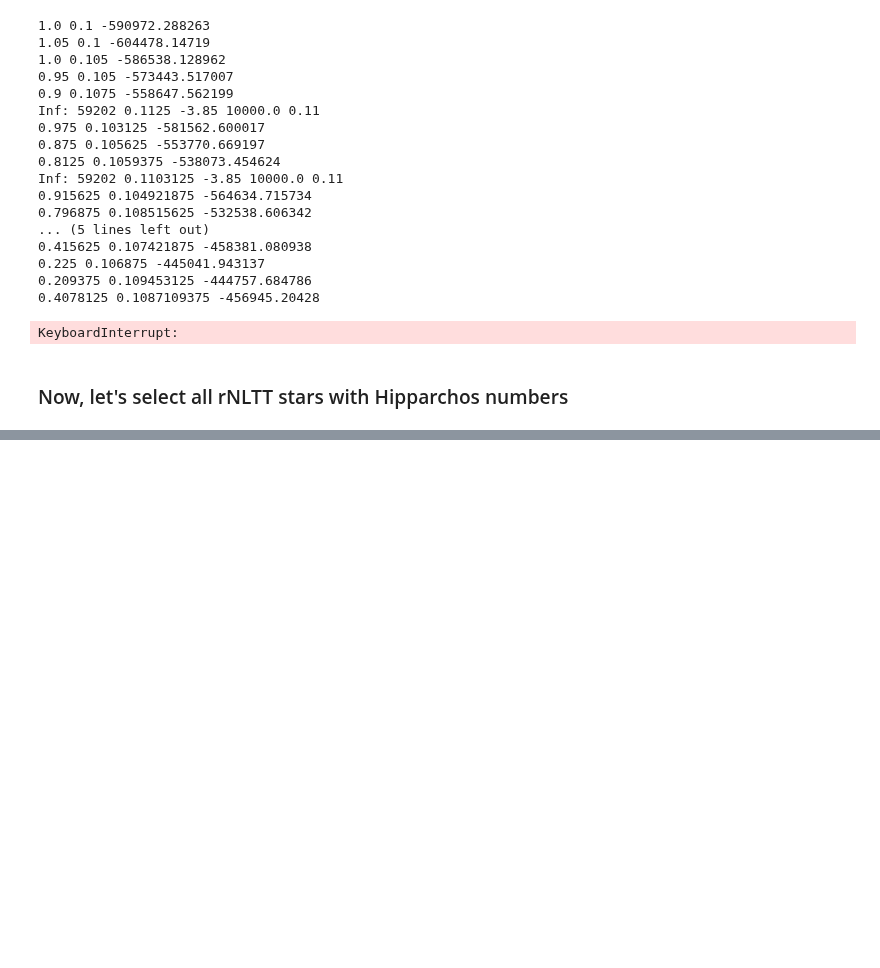
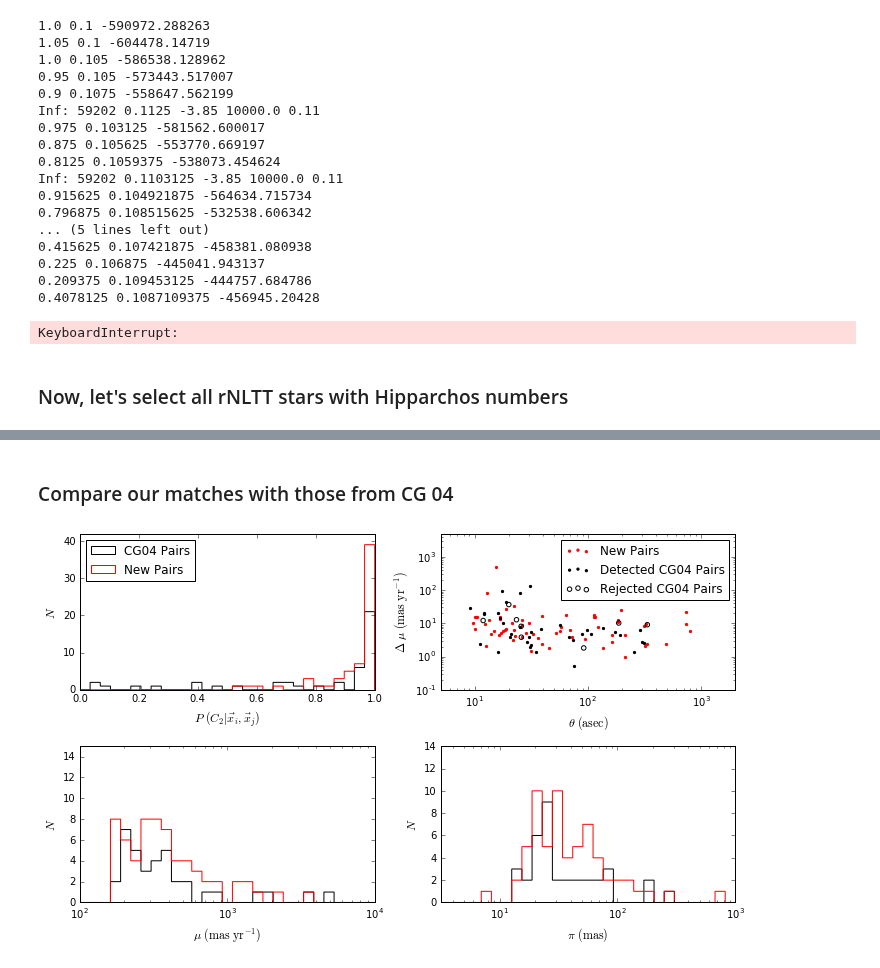
Before and after one commit to astroJeff/gaia_binaries, a Jupyter notebook: notebooks/Hipparchos_rNLTT.ipynb, the cells around one changed output, grey strips where cells are left out. Saved outputs shown, nothing was run; the diff lists cells and outputs as text; code cells hidden in the pictures; blank space fills up the shorter version.

```diff
--- a/notebooks/Hipparchos_rNLTT.ipynb
+++ b/notebooks/Hipparchos_rNLTT.ipynb
@@ -45,3 +45,10 @@ hip = Table.read(filename, format='cds', guess=False, readme=readme)
 print hip.colnames
 # %% [output]
 ['HIP', 'Sn', 'So', 'Nc', 'RArad', 'DErad', 'Plx', 'pmRA', 'pmDE', 'e_RArad', 'e_DErad', 'e_Plx', 'e_pmRA', 'e_pmDE', 'Ntr', 'F2', 'F1', 'var', 'ic', 'Hpmag', 'e_Hpmag', 'sHp', 'VA', 'B-V', 'e_B-V', ' ...
+# %%
+# Read in pairs identified by Chaname & Gould
+
+filename_CG = ('../data/rNLTT/Chaname_Gould_pairs.dat')
+CG_pairs = Table.read(filename_CG, format='cds')
+CG_pairs = CG_pairs[0:-1]  # Because the last line is blank
+print CG_pairs.colnames
@@ -188,7 +212,7 @@ KeyboardInterrupt:
 t_hip_tmp = t_full[np.where(t_full['HIP']!=0)[0]]
 
 # Only non-repeating entries
-vals, indices = np.unique(t_hip['NLTT'], return_index=True)
+vals, indices = np.unique(t_hip_tmp['NLTT'], return_index=True)
 t_hip = t_hip_tmp[indices]
 
 
@@ -243,0 +477,69 @@ print t['']
+# %% [markdown]
+### Compare our matches with those from CG 04
+# %%
+fig, ax = plt.subplots(2,2, figsize=(10,6))
+
+id1 = CG_pairs_hip_all['i_1']
+id2 = CG_pairs_hip_all['i_2']
+
+
+# P_posterior
+bins = np.linspace(0.0, 1.0, 30)
+ax[0,0].hist(CG_pairs_hip_all['P_posterior'], histtype='step', bins=bins, color='k', label='CG04 Pairs')
+#ax[0,0].hist(p_ind['P_posterior'][idx_match], histtype='step', bins=bins, color='k', label='CG04 Pairs')
+ax[0,0].hist(p_ind['P_posterior'][idx_new], histtype='step', bins=bins, color='r', label='New Pairs')
+ax[0,0].set_ylim(0,42)
+ax[0,0].set_yticks(np.linspace(0,40,5))
+ax[0,0].set_xlabel(r'$P\ (C_2|\vec{x}_i, \vec{x}_j)$', fontsize=12)
+ax[0,0].set_ylabel(r'$N$', fontsize=12)
+ax[0,0].legend(loc=2)
+
+# Theta vs. Delta Mu
+delta_mu_ra = p_ind['mu_ra_1'] - p_ind['mu_ra_2']
+delta_mu_dec = p_ind['mu_dec_1'] - p_ind['mu_dec_2']
+delta_mu = np.sqrt(delta_mu_ra**2 + delta_mu_dec**2)
+#ax[0,1].scatter(p_ind['theta'][idx_match]*3600.0, delta_mu[idx_match], color='k', label='CG04 Pairs')
+ax[0,1].scatter(p_ind['theta'][idx_new]*3600.0, delta_mu[idx_new], color='r', label='New Pairs', s=5)
+delta_mu_ra = t['mu_ra'][id1] - t['mu_ra'][id2]
+delta_mu_dec = t['mu_dec'][id1] - t['mu_dec'][id2]
+delta_mu = np.sqrt(delta_mu_ra**2 + delta_mu_dec**2)
+ax[0,1].scatter(CG_pairs_hip_all['theta'][CG_pairs_hip_all['P_posterior']>0.5]*3600.0, \
+                delta_mu[CG_pairs_hip_all['P_posterior']>0.5], color='k', label='Detected CG04 Pairs', s=5)
+ax[0,1].scatter(CG_pairs_hip_all['theta'][CG_pairs_hip_all['P_posterior']<0.5]*3600.0, \
+                delta_mu[CG_pairs_hip_all['P_posterior']<0.5], edgecolor='k', facecolor='none', label='Rejected CG04 Pairs')
+ax[0,1].set_xlim(5.0, 2000.0)
+ax[0,1].set_ylim(0.1, 5000.0)
+ax[0,1].set_xscale('log')
+ax[0,1].set_yscale('log')
+ax[0,1].legend()
+ax[0,1].set_xlabel(r'$\theta\ ({\rm asec})$', fontsize=12)
+ax[0,1].set_ylabel(r'$\Delta\ \mu\ ({\rm mas\ yr}^{-1})$', fontsize=12)
+
+
+# Mu
+mu_1 = np.sqrt(p_ind['mu_ra_1']**2 + p_ind['mu_dec_1']**2)
+mu_2 = np.sqrt(p_ind['mu_ra_2']**2 + p_ind['mu_dec_2']**2)
+bins = 10**np.linspace(2.0, 4.0, 30)
+ax[1,0].hist(mu_1[idx_match], histtype='step', bins=bins, color='k')
+ax[1,0].hist(mu_1[idx_new], histtype='step', bins=bins, color='r')
+ax[1,0].set_xscale('log')
+ax[1,0].set_xlabel(r"$\mu\ ({\rm mas\ yr}^{-1})$", fontsize=12)
+ax[1,0].set_ylim(0.0, 15.0)
+ax[1,0].set_ylabel(r'$N$', fontsize=12)
+
+
+# Parallax
+bins = 10**np.linspace(0.5, 3.0, 30)
+ax[1,1].hist(p_ind['plx_1'][idx_match], histtype='step', bins=bins, color='k')
+ax[1,1].hist(p_ind['plx_1'][idx_new], histtype='step', bins=bins, color='r')
+ax[1,1].set_xscale('log')
+ax[1,1].set_xlim(10**0.5, 10**3.0)
+ax[1,1].set_ylim(0.0, 14.0)
+ax[1,1].set_xlabel(r"$\pi\ ({\rm mas})$", fontsize=12)
+ax[1,1].set_ylabel(r'$N$', fontsize=12)
+
+plt.tight_layout()
+plt.savefig('../figures/rNLTT_hipparchos_CG04_compare.pdf')
+#plt.show()
+# %% [output]
+[figure, added]
```
Also changed, not shown: parts of 26 cells of this notebook, 2 other files.
